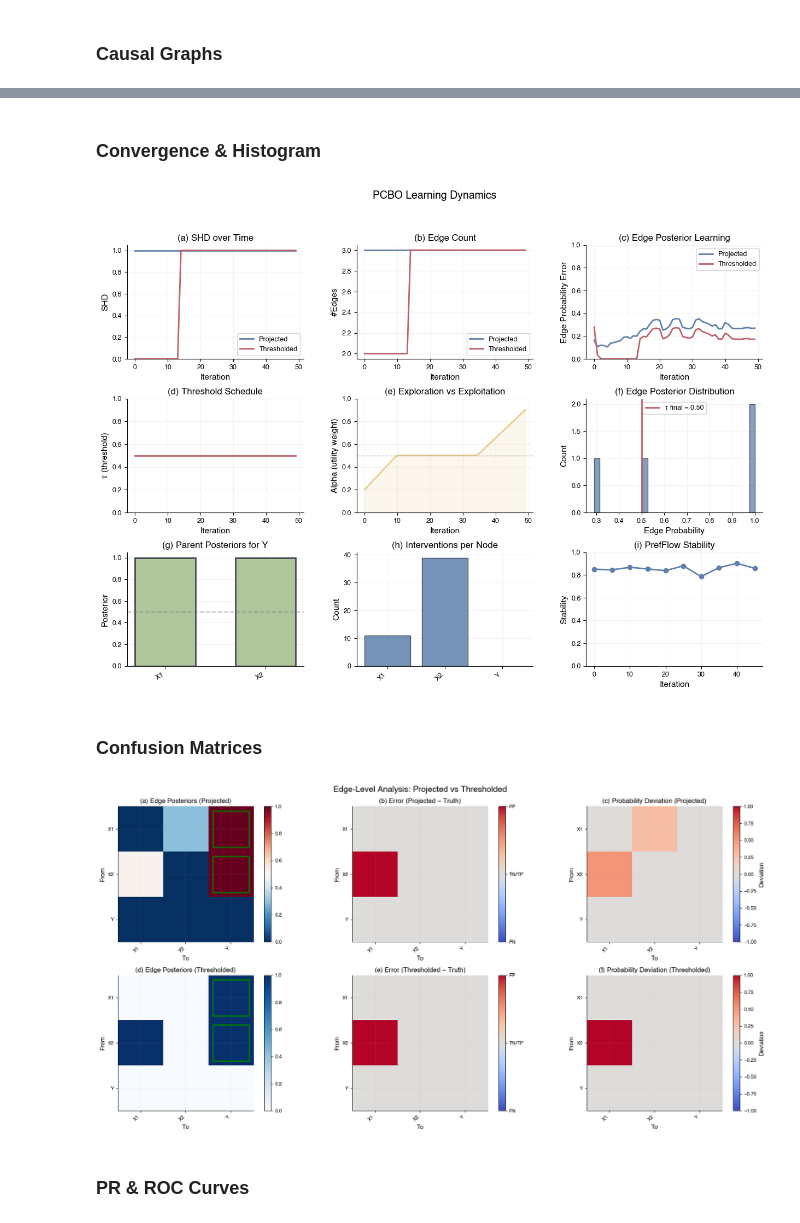
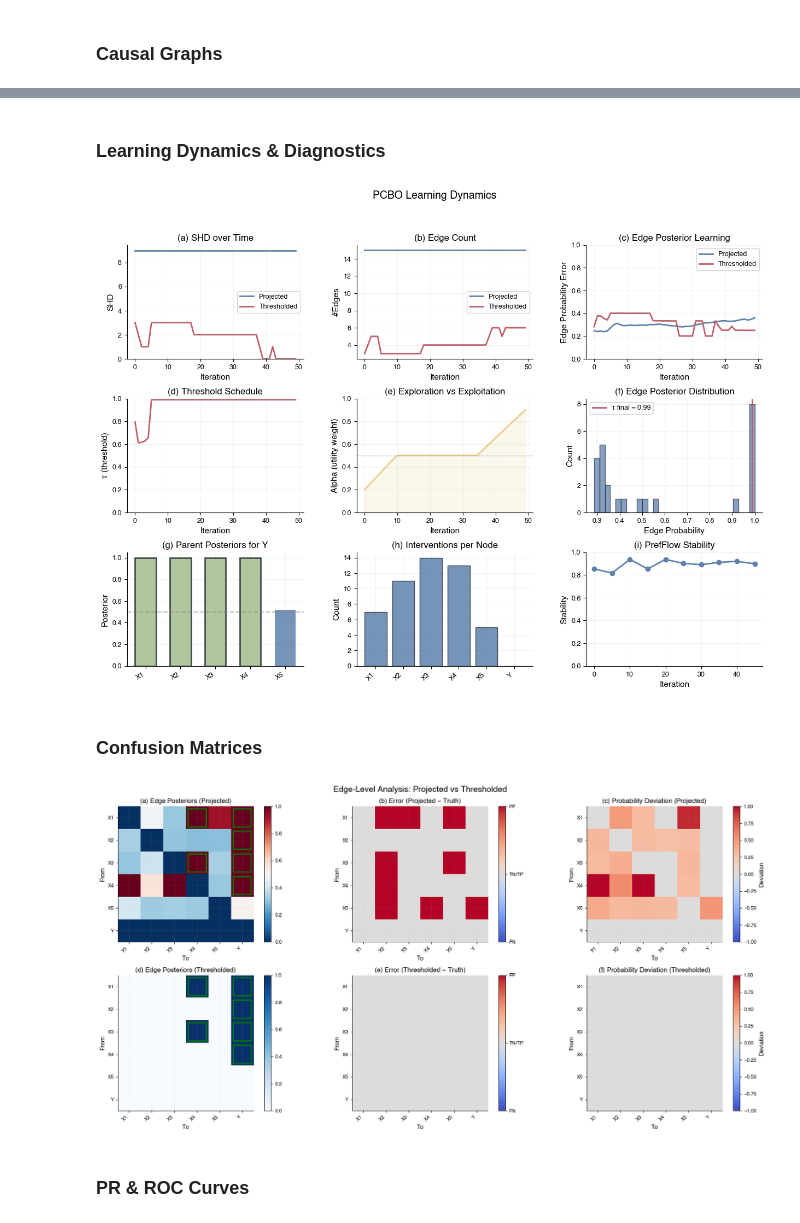
Before and after one commit to ai4ai-lab/preferential-cbo, a Jupyter notebook: demo_pcbo.ipynb, the cells around one changed output, grey strips where cells are left out. Cells and saved outputs as stored; diff of their text form; code cells hidden in the pictures.

```diff
--- a/demo_pcbo.ipynb
+++ b/demo_pcbo.ipynb
@@ -132,7 +132,7 @@ COLORS = {
 }
 # %%
 # Create synthetic dataset
-dataset = PCBO_MedicalDataset(
+dataset = PCBO_Dataset_Six(
     n_queries=n_initial_prefs,
     noise_std=0.1,
     domain=(-2, 2),
@@ -148,7 +148,7 @@ if isinstance(dataset, PCBO_ERDataset):
 elif isinstance(dataset, PCBO_MedicalDataset):
 				dataset_type = "medical"
 				print(f"Testing on {n_nodes}-node medical graph")
-else:
+elif isinstance(dataset, PCBO_Dataset_Three) or isinstance(dataset, PCBO_Dataset_Six):
 				dataset_type = str(dataset.n_nodes) + "_nodes"
 				print(f"Testing on {n_nodes}-node graph")
 
@@ -259,14 +257,14 @@ def intervention_to_utility_features(intervention_outcome):
 
     return features
 
-# Map a full outcome vector to (x_for_graph, y) for the ParentPosterior
 def outcome_to_xy_local(outcome, lpp):
+    """Extract (x, y) for a given ParentPosterior from a full outcome"""
     x = outcome[lpp.parent_idx].unsqueeze(0)
     y = outcome[lpp.target_idx].reshape(1, 1)
     return x, y
 
-# Helper to create locals for all targets except Y
 def make_all_local_posts(n_nodes, y_idx=5):
+    """Create local ParentPosteriors for all nodes"""
     locals_dict = {}
 
     if n_nodes > scalable_threshold:
@@ -1665,5 +1661,5 @@ plt.show()
 # %% [markdown]
-### Convergence & Histogram
+### Learning Dynamics \& Diagnostics
 # %%
 PROJ = COLORS['secondary']  # blue
 THR = COLORS['accent']  # red
@@ -1671,13 +1667,13 @@ THR = COLORS['accent']  # red
 its = np.asarray(pcbo.iteration_history, dtype=float)
 
 fig = plt.figure(figsize=(15, 10))
-gs  = GridSpec(3, 3, figure=fig, hspace=0.35, wspace=0.3)
+gs = GridSpec(3, 3, figure=fig, hspace=0.35, wspace=0.3)
 
 # Row 1: Global structure quality
 # (a) SHD over time
 ax1 = fig.add_subplot(gs[0, 0])
 ax1.plot(its, shd_proj_hist, label='Projected', linewidth=2, color=PROJ)
-ax1.plot(its, shd_thr_hist,  label='Thresholded', linewidth=2, color=THR)
+ax1.plot(its, shd_thr_hist, label='Thresholded', linewidth=2, color=THR)
 ax1.set_xlabel('Iteration'); ax1.set_ylabel('SHD')
 ax1.set_title('(a) SHD over Time'); ax1.set_ylim(bottom=0)
 ax1.legend(loc='best')
@@ -1685,15 +1681,15 @@ ax1.legend(loc='best')
 # (b) Edge count over time
 ax2 = fig.add_subplot(gs[0, 1])
 ax2.plot(its, edges_proj_hist, label='Projected', linewidth=2, color=PROJ)
-ax2.plot(its, edges_thr_hist,  label='Thresholded', linewidth=2, color=THR)
+ax2.plot(its, edges_thr_hist, label='Thresholded', linewidth=2, color=THR)
 ax2.set_xlabel('Iteration'); ax2.set_ylabel('#Edges')
 ax2.set_title('(b) Edge Count')
 ax2.legend(loc='best')
 
 # (c) Edge posterior learning (MAE)
 ax3 = fig.add_subplot(gs[0, 2])
-ax3.plot(its, pcbo.edge_prob_errors,        label='Projected',   linewidth=2, color=PROJ)
-ax3.plot(its, edge_prob_err_masked_hist,    label='Thresholded', linewidth=2, color=THR)
+ax3.plot(its, pcbo.edge_prob_errors, label='Projected', linewidth=2, color=PROJ)
+ax3.plot(its, edge_prob_err_masked_hist, label='Thresholded', linewidth=2, color=THR)
 ax3.set_xlabel('Iteration'); ax3.set_ylabel('Edge Probability Error')
 ax3.set_title('(c) Edge Posterior Learning'); ax3.set_ylim([0, 1])
 ax3.legend(loc='best')
@@ -1729,7 +1725,7 @@ ax6.legend(loc='best')
 # (g) Parent posteriors for Y (or chosen node)
 ax7 = fig.add_subplot(gs[2, 0])
 lp_y = pcbo.local_posts[pcbo.y_idx]
-pp   = _to_np(lp_y.edge_posterior()); parents = [pcbo.node_names[i] for i in lp_y.parent_idx]
+pp = _to_np(lp_y.edge_posterior()); parents = [pcbo.node_names[i] for i in lp_y.parent_idx]
 true_mask = (true_adj_np[lp_y.parent_idx, pcbo.y_idx] == 1)
 x = np.arange(len(parents))
 bars = ax7.bar(x, pp, color=PROJ, alpha=0.85, width=0.6)
@@ -1770,17 +1766,17 @@ if SAVE_FIGS:
     plt.savefig(os.path.join(FIG_DIR, f'pcbo_convergence_{dataset_type}.pdf'), dpi=300, bbox_inches='tight')
 plt.show()
 # %% [output]
-[figure, old version]
+[figure, new version]
 # %% [markdown]
 ### Confusion Matrices
 # %%
 fig, axes = plt.subplots(2, 3, figsize=(18, 9))
 titles = [
     "(a) Edge Posteriors (Projected)",
-    "(b) Error (Projected − Truth)",
+    "(b) Error (Projected - Truth)",
     "(c) Probability Deviation (Projected)",
     "(d) Edge Posteriors (Thresholded)",
-    "(e) Error (Thresholded − Truth)",
+    "(e) Error (Thresholded - Truth)",
     "(f) Probability Deviation (Thresholded)",
 ]
 
@@ -1829,34 +1825,34 @@ for i in range(pcbo.n_nodes):
         if true_adj_np[i, j] == 1:
             ax.add_patch(plt.Rectangle((j-0.4, i-0.4), 0.8, 0.8,
                                        fill=False, edgecolor='green', linewidth=2))
 plt.colorbar(im4, ax=ax)
 
 # (e) Binary error (Thresholded − Truth)
 ax = axes[1,1]
 diff_thr = A_thrproj.astype(int) - true_adj_np.astype(int)
 im5 = ax.imshow(diff_thr, cmap='coolwarm', vmin=-1, vmax=1)
 ax.set_xticks(range(pcbo.n_nodes)); ax.set_yticks(range(pcbo.n_nodes))
 ax.set_xticklabels(pcbo.node_names, rotation=45, ha='right'); ax.set_yticklabels(pcbo.node_names)
 ax.set_xlabel('To'); ax.set_ylabel('From'); ax.set_title(titles[4])
 cbar = plt.colorbar(im5, ax=ax, ticks=[-1, 0, 1])
 cbar.ax.set_yticklabels(['FN', 'TN/TP', 'FP'])
 
 # (f) Probability deviation (Thresholded)
 ax = axes[1,2]
 dev_thr = A_thrproj - true_adj_np
 im6 = ax.imshow(dev_thr, cmap='coolwarm', vmin=-1, vmax=1)
 ax.set_xticks(range(pcbo.n_nodes)); ax.set_yticks(range(pcbo.n_nodes))
 ax.set_xticklabels(pcbo.node_names, rotation=45, ha='right'); ax.set_yticklabels(pcbo.node_names)
 ax.set_xlabel('To'); ax.set_ylabel('From'); ax.set_title(titles[5])
 plt.colorbar(im6, ax=ax, label='Deviation')
 
 plt.suptitle('Edge-Level Analysis: Projected vs Thresholded', fontsize=15, fontweight='bold')
 plt.tight_layout()
 if SAVE_FIGS:
     plt.savefig(os.path.join(FIG_DIR, f'matrices_proj_vs_thr_{dataset_type}.pdf'), dpi=300, bbox_inches='tight')
 plt.show()
 # %% [output]
-[figure, old version]
+[figure, new version]
 # %% [markdown]
 ### PR & ROC Curves
 # %%
```
Also changed, not shown: parts of 13 cells of this notebook.
